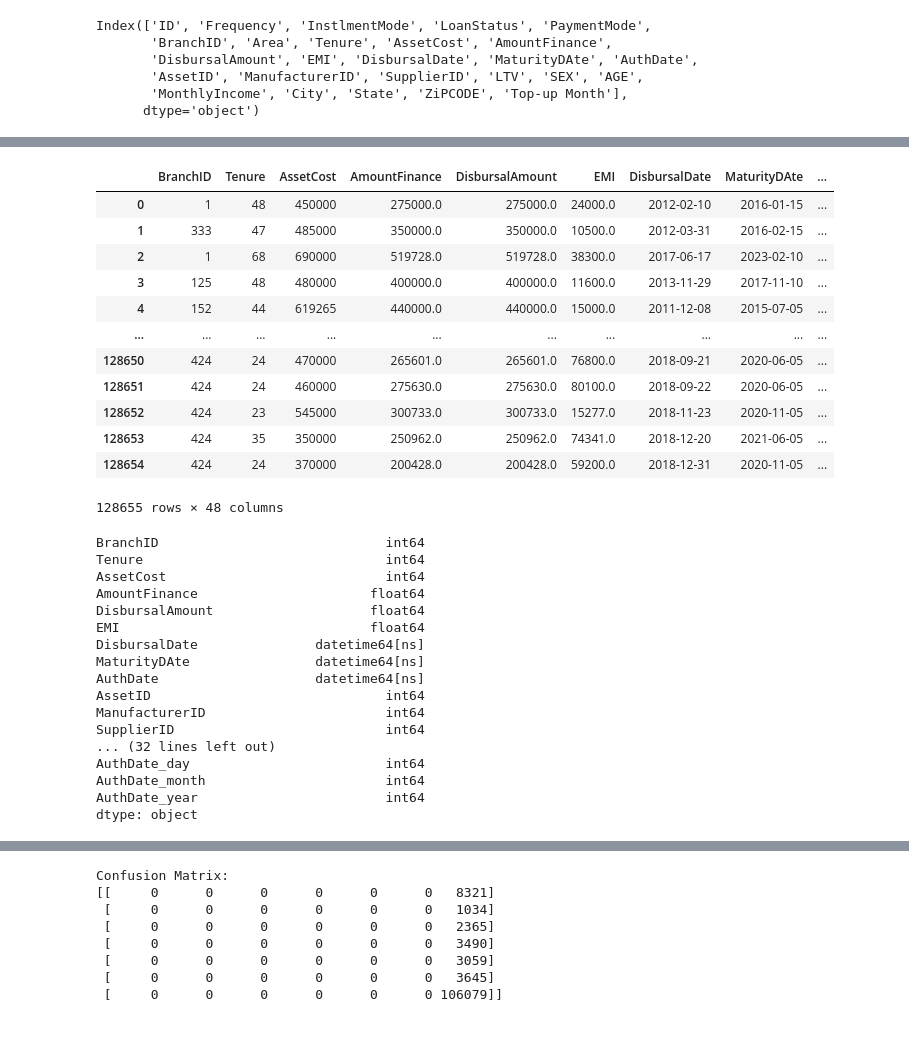
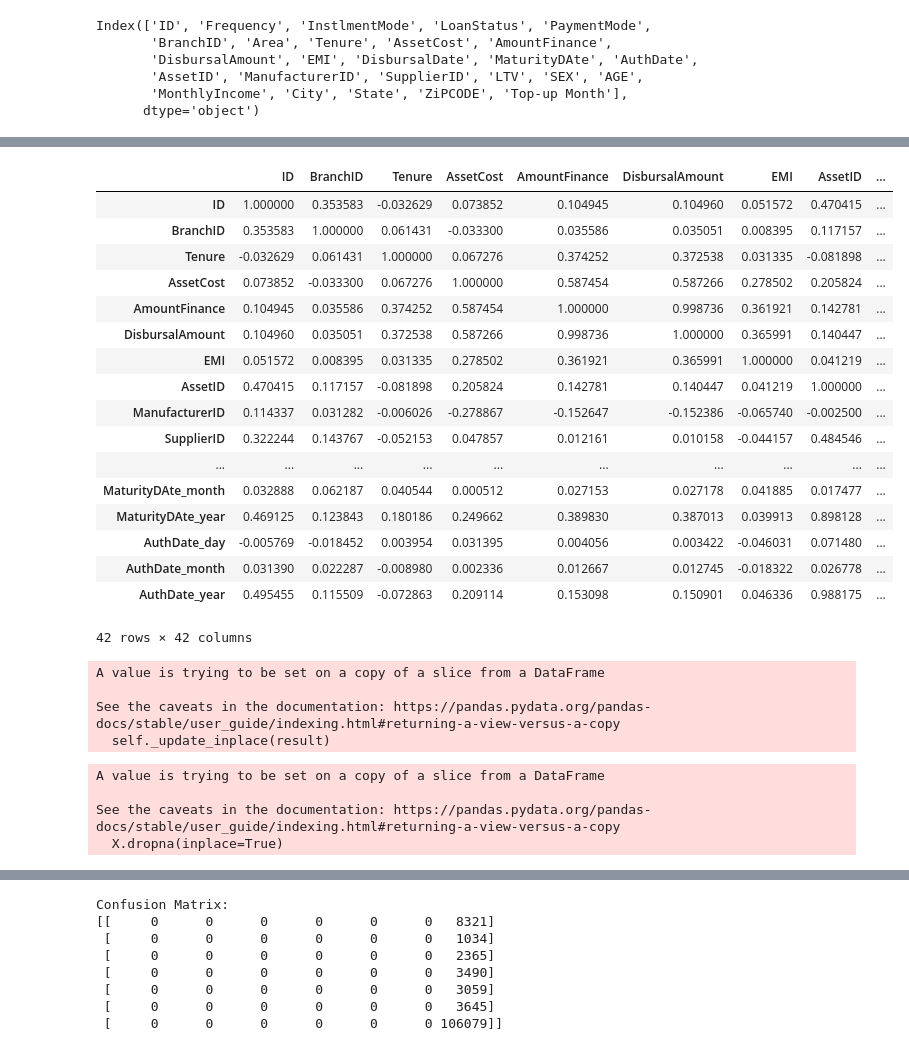
Before and after one commit to RushikeshGholap/LTFS-Data-Science-FinHack-3, a Jupyter notebook: LTFS 3.ipynb, the cells around one changed output, grey strips where cells are left out. Drawn from its saved outputs; the diff is of its cells as text; code cells hidden in the pictures.

```diff
--- a/LTFS 3.ipynb
+++ b/LTFS 3.ipynb
@@ -10,2 +12,5 @@ data_dict = pd.read_excel('./Train/data_dict.xlsx')
+# %%
+#merging data into one large file to preprocess.
+big_data = data.append(data_test)
 # %%
 #look at data
@@ -52,0 +96,3 @@ memory usage: 25.5+ MB
+# %%
+big_data['PaymentMode']=big_data['PaymentMode'].str.replace('PDC_E', 'PDC', regex=True)
+big_data['PaymentMode']=big_data['PaymentMode'].str.replace('Cheque', 'PDC', regex=True)
@@ -141,11 +203,11 @@ Index(['ID', 'SELF-INDICATOR', 'MATCH-TYPE', 'ACCT-TYPE', 'CONTRIBUTOR-TYPE',
 # %%
 #filling zip code with ranking as its categorical data , ranking is decided on basis of total disburst ammount of each zip code.
 
-zip_ranking =data.groupby('ZiPCODE')['DisbursalAmount'].sum().reset_index()
+zip_ranking =big_data.groupby('ZiPCODE')['DisbursalAmount'].sum().reset_index()
 
 zip_ranking['Ranking'] = zip_ranking['DisbursalAmount'].rank(ascending=False)
 
 ranking_for_zipcode = zip_ranking.set_index('ZiPCODE').to_dict()['Ranking']
 
-data['ZiPCODE'] = data['ZiPCODE'].map(ranking_for_zipcode)
+big_data['ZiPCODE'] = big_data['ZiPCODE'].map(ranking_for_zipcode)
 # %%
@@ -164,5 +228,5 @@ Index(['ID', 'Frequency', 'InstlmentMode', 'LoanStatus', 'PaymentMode',
 # %%
-X = data[['Frequency', 'InstlmentMode', 'LoanStatus', 'PaymentMode',
+X = big_data[['ID','Frequency', 'InstlmentMode', 'LoanStatus', 'PaymentMode',
        'BranchID',  'Tenure', 'AssetCost', 'AmountFinance',
        'DisbursalAmount', 'EMI', 'DisbursalDate', 'MaturityDAte', 'AuthDate',
        'AssetID', 'ManufacturerID', 'SupplierID', 'LTV', 'SEX', 'AGE',
@@ -203,40 +267,25 @@ X['AuthDate_day']=X['AuthDate'].dt.day
 X['AuthDate_month']=X['AuthDate'].dt.month
 X['AuthDate_year']=X['AuthDate'].dt.year
 # %%
-X
+X.corr()
 # %% [output]
-|  | BranchID | Tenure | AssetCost | AmountFinance | DisbursalAmount | EMI | DisbursalDate | MaturityDAte | ... |
-| 0 | 1 | 48 | 450000 | 275000.0 | 275000.0 | 24000.0 | 2012-02-10 | 2016-01-15 | ... |
-| 1 | 333 | 47 | 485000 | 350000.0 | 350000.0 | 10500.0 | 2012-03-31 | 2016-02-15 | ... |
-| 2 | 1 | 68 | 690000 | 519728.0 | 519728.0 | 38300.0 | 2017-06-17 | 2023-02-10 | ... |
-| 3 | 125 | 48 | 480000 | 400000.0 | 400000.0 | 11600.0 | 2013-11-29 | 2017-11-10 | ... |
-| 4 | 152 | 44 | 619265 | 440000.0 | 440000.0 | 15000.0 | 2011-12-08 | 2015-07-05 | ... |
+|  | ID | BranchID | Tenure | AssetCost | AmountFinance | DisbursalAmount | EMI | AssetID | ... |
+| ID | 1.000000 | 0.353583 | -0.032629 | 0.073852 | 0.104945 | 0.104960 | 0.051572 | 0.470415 | ... |
+| BranchID | 0.353583 | 1.000000 | 0.061431 | -0.033300 | 0.035586 | 0.035051 | 0.008395 | 0.117157 | ... |
+| Tenure | -0.032629 | 0.061431 | 1.000000 | 0.067276 | 0.374252 | 0.372538 | 0.031335 | -0.081898 | ... |
+| AssetCost | 0.073852 | -0.033300 | 0.067276 | 1.000000 | 0.587454 | 0.587266 | 0.278502 | 0.205824 | ... |
+| AmountFinance | 0.104945 | 0.035586 | 0.374252 | 0.587454 | 1.000000 | 0.998736 | 0.361921 | 0.142781 | ... |
+| DisbursalAmount | 0.104960 | 0.035051 | 0.372538 | 0.587266 | 0.998736 | 1.000000 | 0.365991 | 0.140447 | ... |
+| EMI | 0.051572 | 0.008395 | 0.031335 | 0.278502 | 0.361921 | 0.365991 | 1.000000 | 0.041219 | ... |
+| AssetID | 0.470415 | 0.117157 | -0.081898 | 0.205824 | 0.142781 | 0.140447 | 0.041219 | 1.000000 | ... |
+| ManufacturerID | 0.114337 | 0.031282 | -0.006026 | -0.278867 | -0.152647 | -0.152386 | -0.065740 | -0.002500 | ... |
+| SupplierID | 0.322244 | 0.143767 | -0.052153 | 0.047857 | 0.012161 | 0.010158 | -0.044157 | 0.484546 | ... |
 | ... | ... | ... | ... | ... | ... | ... | ... | ... | ... |
-| 128650 | 424 | 24 | 470000 | 265601.0 | 265601.0 | 76800.0 | 2018-09-21 | 2020-06-05 | ... |
-| 128651 | 424 | 24 | 460000 | 275630.0 | 275630.0 | 80100.0 | 2018-09-22 | 2020-06-05 | ... |
-| 128652 | 424 | 23 | 545000 | 300733.0 | 300733.0 | 15277.0 | 2018-11-23 | 2020-11-05 | ... |
-| 128653 | 424 | 35 | 350000 | 250962.0 | 250962.0 | 74341.0 | 2018-12-20 | 2021-06-05 | ... |
-| 128654 | 424 | 24 | 370000 | 200428.0 | 200428.0 | 59200.0 | 2018-12-31 | 2020-11-05 | ... |
+| MaturityDAte_month | 0.032888 | 0.062187 | 0.040544 | 0.000512 | 0.027153 | 0.027178 | 0.041885 | 0.017477 | ... |
+| MaturityDAte_year | 0.469125 | 0.123843 | 0.180186 | 0.249662 | 0.389830 | 0.387013 | 0.039913 | 0.898128 | ... |
+| AuthDate_day | -0.005769 | -0.018452 | 0.003954 | 0.031395 | 0.004056 | 0.003422 | -0.046031 | 0.071480 | ... |
+| AuthDate_month | 0.031390 | 0.022287 | -0.008980 | 0.002336 | 0.012667 | 0.012745 | -0.018322 | 0.026778 | ... |
+| AuthDate_year | 0.495455 | 0.115509 | -0.072863 | 0.209114 | 0.153098 | 0.150901 | 0.046336 | 0.988175 | ... |
-128655 rows × 48 columns
+42 rows × 42 columns
-# %%
-X.dtypes
-# %% [output]
-BranchID                             int64
-Tenure                               int64
-AssetCost                            int64
-AmountFinance                      float64
-DisbursalAmount                    float64
-EMI                                float64
-DisbursalDate               datetime64[ns]
-MaturityDAte                datetime64[ns]
-AuthDate                    datetime64[ns]
-AssetID                              int64
-ManufacturerID                       int64
-SupplierID                           int64
-... (32 lines left out)
-AuthDate_day                         int64
-AuthDate_month                       int64
-AuthDate_year                        int64
-dtype: object
 # %%
 X.drop(['DisbursalDate','MaturityDAte','AuthDate'],1,inplace=True)
@@ -243,3 +294,17 @@ X.drop(['DisbursalDate','MaturityDAte','AuthDate'],1,inplace=True)
+# %%
+X['Top-up Month'].dropna(inplace=True)
+# %% [output]
+A value is trying to be set on a copy of a slice from a DataFrame
+
+See the caveats in the documentation: https://pandas.pydata.org/pandas-docs/stable/user_guide/indexing.html#returning-a-view-versus-a-copy
+  self._update_inplace(result)
+# %%
+X.dropna(inplace=True)
+# %% [output]
+A value is trying to be set on a copy of a slice from a DataFrame
+
+See the caveats in the documentation: https://pandas.pydata.org/pandas-docs/stable/user_guide/indexing.html#returning-a-view-versus-a-copy
+  X.dropna(inplace=True)
 # %%
 y=X['Top-up Month']
 X.drop('Top-up Month',1,inplace=True)
```
Also changed, not shown: parts of 39 cells of this notebook, 10 other files.
